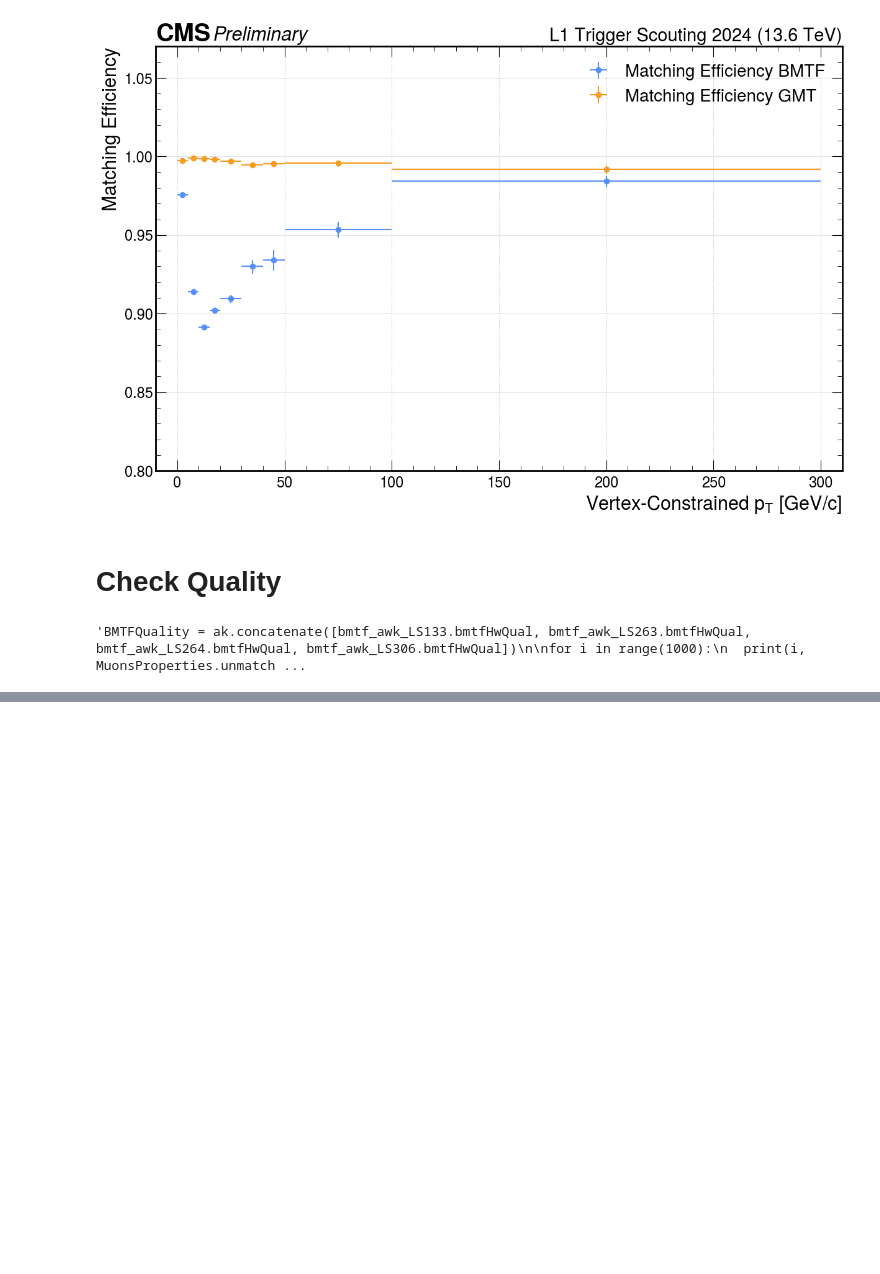
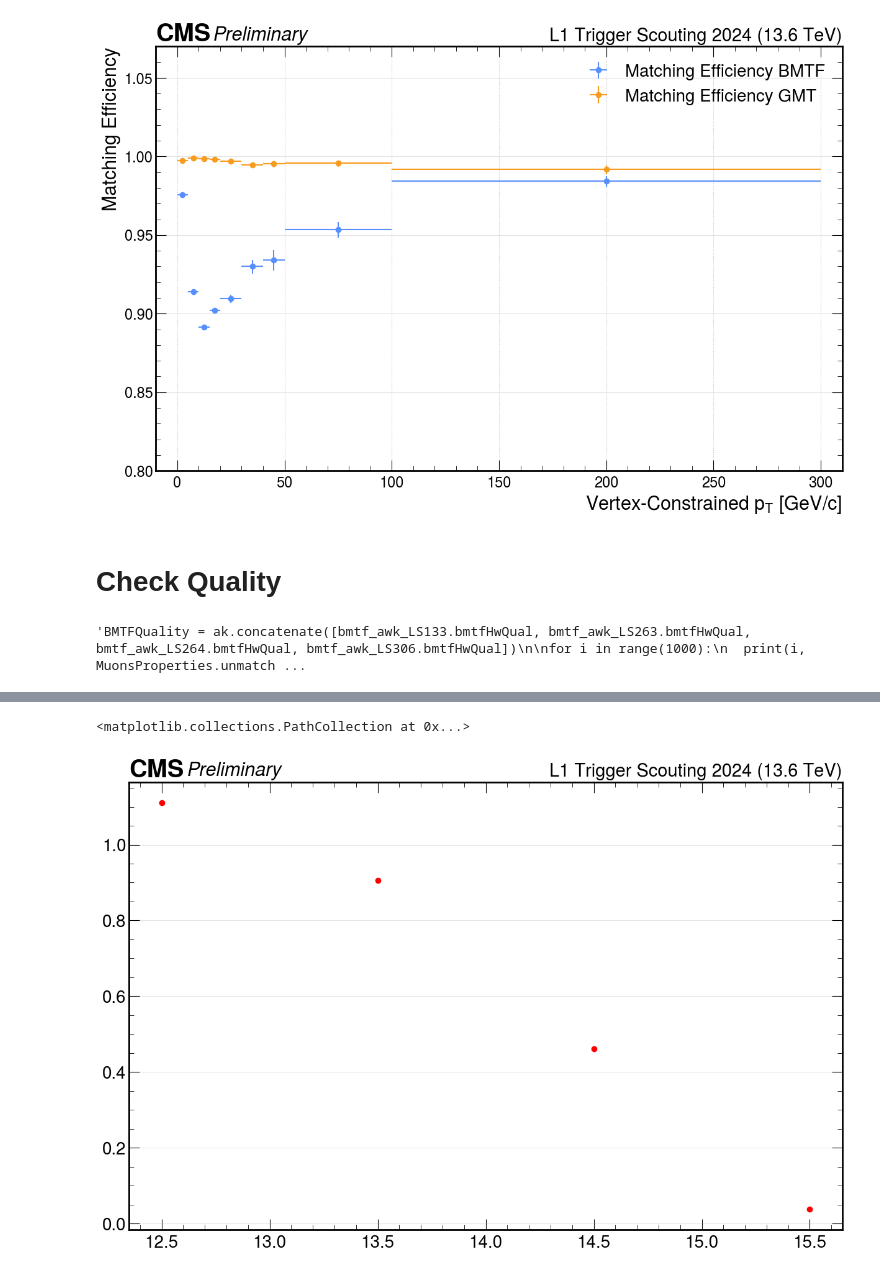
Before and after one commit to francescoreschio/Tesi-Triennale, a Jupyter notebook: Codice/DeltaRDef.ipynb, the cells around one changed output, grey strips where cells are left out. Cells and saved outputs as stored; diff of their text form; code cells hidden in the pictures; blank space fills up the shorter version.

```diff
--- a/Codice/DeltaRDef.ipynb
+++ b/Codice/DeltaRDef.ipynb
@@ -616,0 +668,11 @@ print(len(HighPt))
+# %%
+fig, ax = plt.subplots(figsize=(12, 8), constrained_layout=True)
+set_label_font(ax, FONTSIZE)
+set_tick_font(ax, FONTSIZE-2)
+draw_grid(ax, axis="y")
+draw_cms_label(ax, fontsize= FONTSIZE, rlabel="L1 Trigger Scouting 2024 (13.6 TeV)")
+
+ax.scatter([12.5, 13.5, 14.5, 15.5], QualRatio, label="Ratio", color="red")
+# %% [output]
+<matplotlib.collections.PathCollection at 0x...>
+[figure, added]
```
Also changed, not shown: parts of 10 cells of this notebook, 4 other files.
